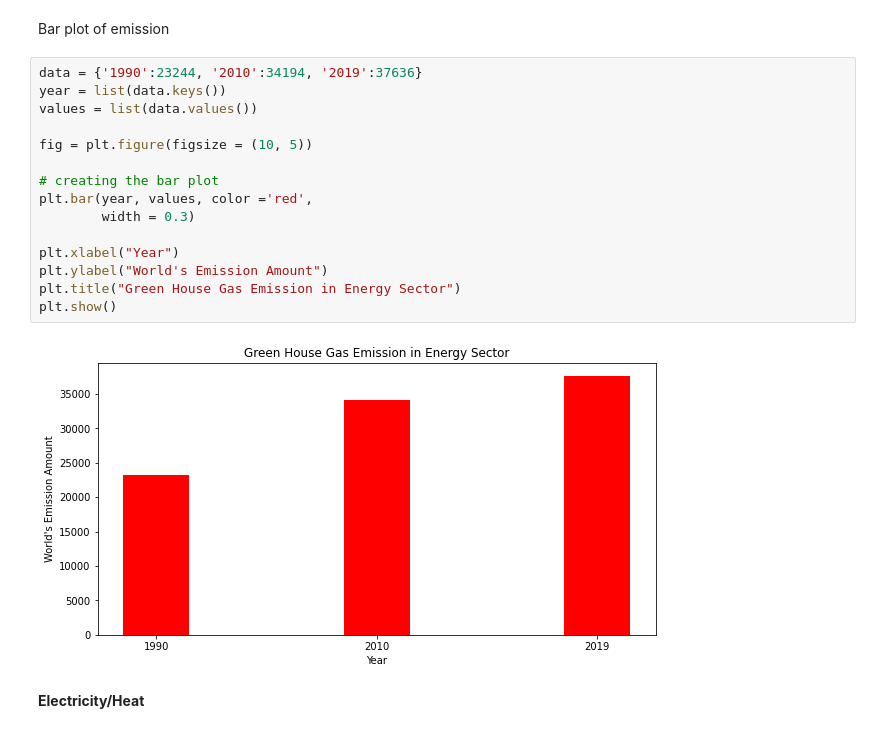
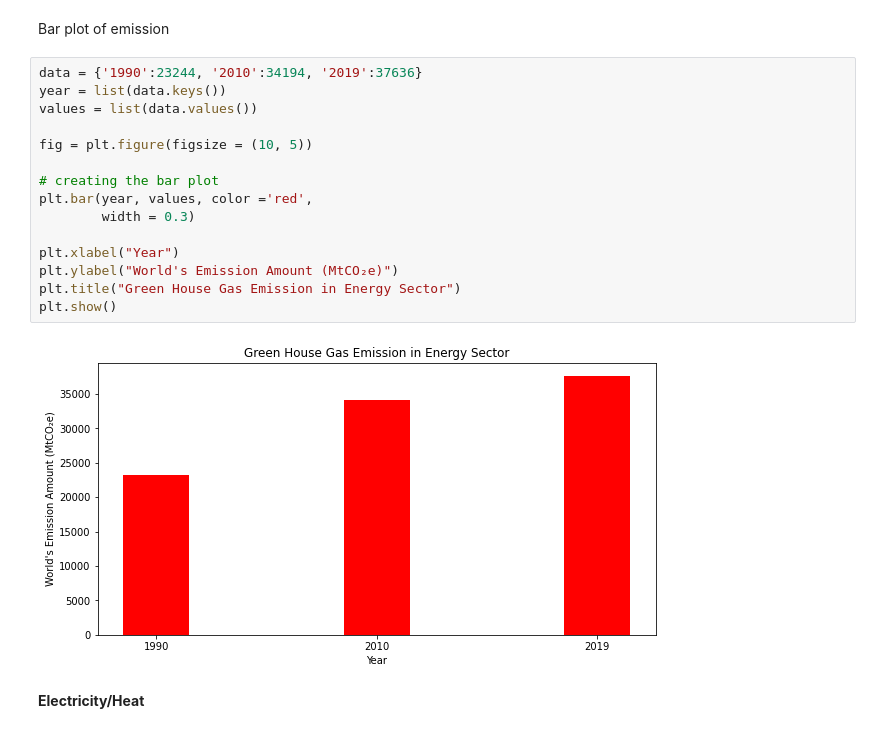
Before and after one commit to KJLumalang/ITBA-3206_Planeteers, a Jupyter notebook: ITBA_3206_Planeteers.ipynb, the cells around one changed output. Drawn from its saved outputs; the diff is of its cells as text.

```diff
--- a/ITBA_3206_Planeteers.ipynb
+++ b/ITBA_3206_Planeteers.ipynb
@@ -208,20 +210,20 @@ Bar plot of emission
 # %%
 data = {'1990':23244, '2010':34194, '2019':37636}
 year = list(data.keys())
 values = list(data.values())
 
 fig = plt.figure(figsize = (10, 5))
 
 # creating the bar plot
 plt.bar(year, values, color ='red',
         width = 0.3)
 
 plt.xlabel("Year")
-plt.ylabel("World's Emission Amount")
+plt.ylabel("World's Emission Amount (MtCO₂e)")
 plt.title("Green House Gas Emission in Energy Sector")
 plt.show()
 # %% [output]
-[figure, old version]
+[figure, new version]
 # %% [markdown]
 **Electricity/Heat**
 # %% [markdown]
```
Also changed, not shown: parts of 7 cells of this notebook.
